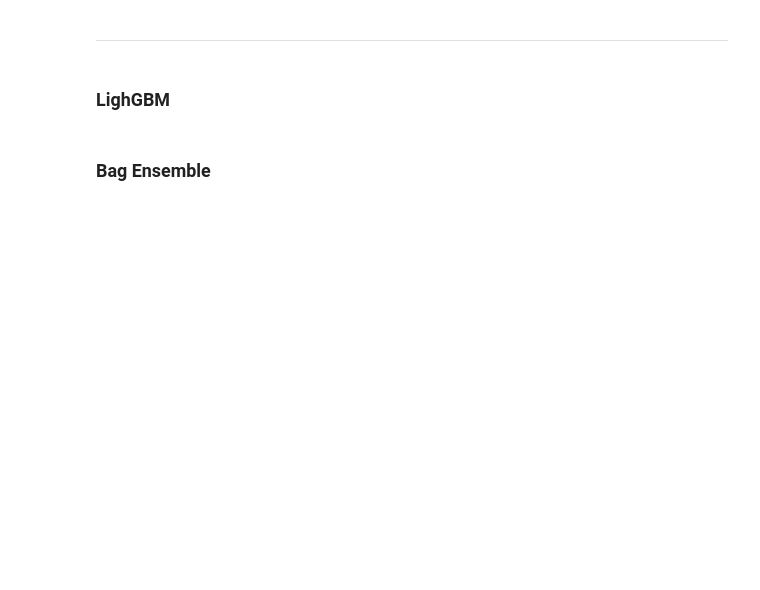
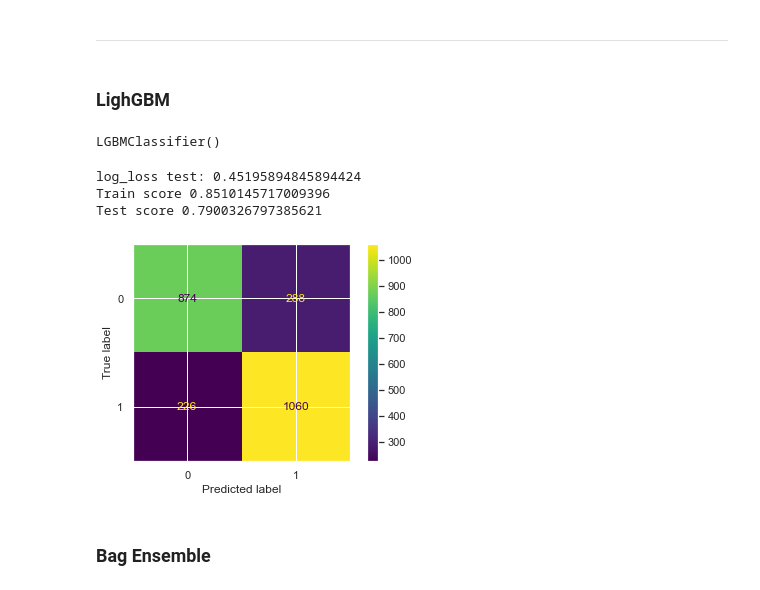
Before and after one commit to moreover22/datos, a Jupyter notebook: notebooks/TP-datos.ipynb, the cells around one changed output. Cells and saved outputs as stored; diff of their text form; code cells hidden in the pictures; blank space fills up the shorter version.

```diff
--- a/notebooks/TP-datos.ipynb
+++ b/notebooks/TP-datos.ipynb
@@ -1520,13 +1510,20 @@ param_grid = {
 
 clf_LGBM = LGBMClassifier()
 
-clf_LGBM = GridSearchCV(clf_LGBM, param_grid=param_grid, n_jobs=-1, cv=3)
+# clf_LGBM = GridSearchCV(clf_LGBM, param_grid=param_grid, cv=3)
 
-clf_LGBM.fit(X_train, y_train)
+clf_LGBM.fit(X_train[most_important_features], y_train)
 
 # models['random_forest_gs'] = clf
+# %% [output]
+LGBMClassifier()
 # %%
-show_model_stats(clf_LGBM, X_train, X_test, y_train, y_test)
+show_model_stats(clf_LGBM, X_train[most_important_features], X_test[most_important_features], y_train, y_test)
+# %% [output]
+log_loss test: 0.45195894845894424
+Train score 0.8510145717009396
+Test score 0.7900326797385621
+[figure, added]
 # %%
 models['lightgbm'] = clf_LGBM
 # %% [markdown]
```
Also changed, not shown: parts of 35 cells of this notebook, 14 other files.
